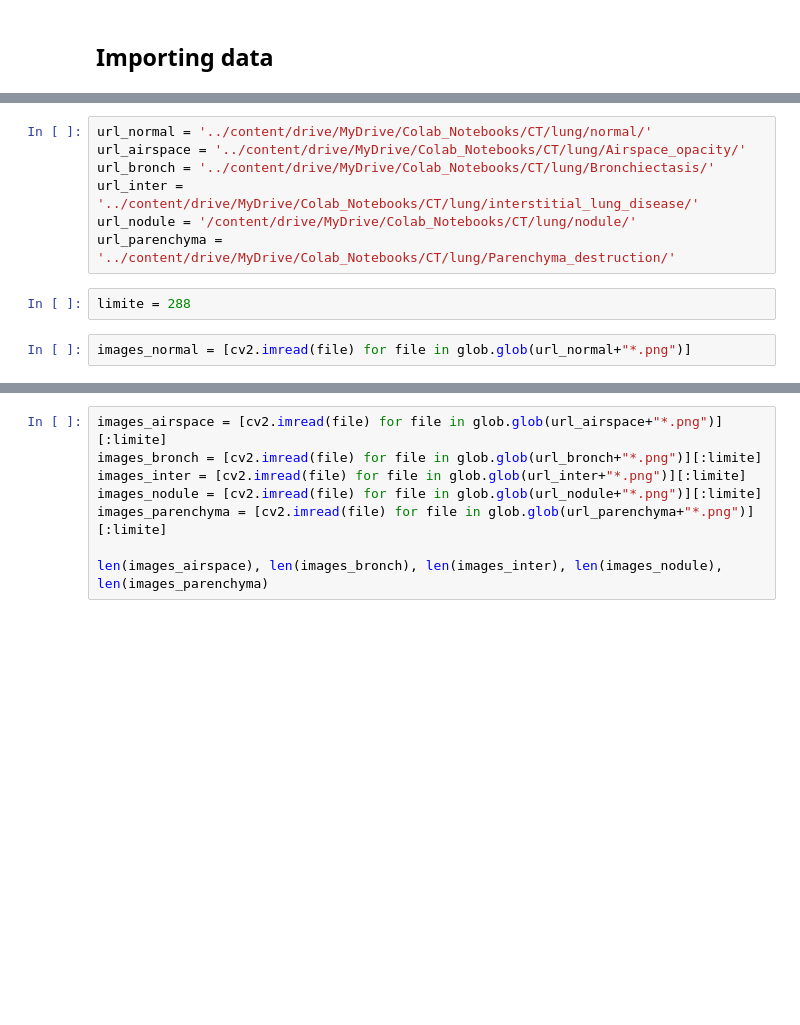
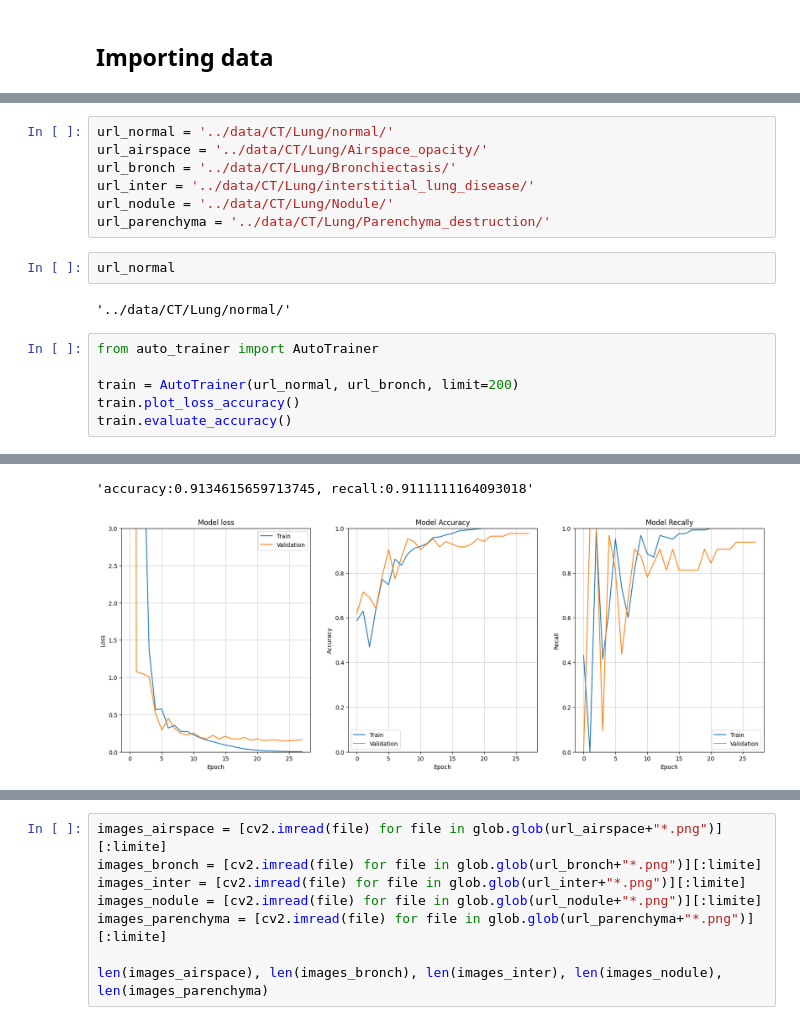
Before and after one commit to rkassila/Medical_AImaging, a Jupyter notebook: notebooks/binary_CT_lungs.ipynb, the cells around one changed output, grey strips where cells are left out. Cells and saved outputs as stored; diff of their text form; blank space fills up the shorter version.

Commit message:
Created Auto_trainer class
Allows for images to be classified on whether they have specific diseases.
Is contained within louis_directory, see use case in CT_lungs notebook.

```diff
--- a/notebooks/binary_CT_lungs.ipynb
+++ b/notebooks/binary_CT_lungs.ipynb
@@ -25,11 +20,18 @@ Mounted at /content/drive
-# %%
-url_normal = '../content/drive/MyDrive/Colab_Notebooks/CT/lung/normal/'
-url_airspace = '../content/drive/MyDrive/Colab_Notebooks/CT/lung/Airspace_opacity/'
-url_bronch = '../content/drive/MyDrive/Colab_Notebooks/CT/lung/Bronchiectasis/'
-url_inter = '../content/drive/MyDrive/Colab_Notebooks/CT/lung/interstitial_lung_disease/'
-url_nodule = '/content/drive/MyDrive/Colab_Notebooks/CT/lung/nodule/'
-url_parenchyma = '../content/drive/MyDrive/Colab_Notebooks/CT/lung/Parenchyma_destruction/'
-# %%
-limite = 288
-# %%
-images_normal = [cv2.imread(file) for file in glob.glob(url_normal+"*.png")]
+# %%
+url_normal = '../data/CT/Lung/normal/'
+url_airspace = '../data/CT/Lung/Airspace_opacity/'
+url_bronch = '../data/CT/Lung/Bronchiectasis/'
+url_inter = '../data/CT/Lung/interstitial_lung_disease/'
+url_nodule = '../data/CT/Lung/Nodule/'
+url_parenchyma = '../data/CT/Lung/Parenchyma_destruction/'
+# %%
+url_normal
+# %% [output]
+'../data/CT/Lung/normal/'
+# %%
+from auto_trainer import AutoTrainer
+
+train = AutoTrainer(url_normal, url_bronch, limit=200)
+train.plot_loss_accuracy()
+train.evaluate_accuracy()
+# %% [output]
@@ -35,0 +55,2 @@ images_normal = [cv2.imread(file) for file in glob.glob(url_normal+"*.png")]
+'accuracy:0.9134615659713745, recall:0.9111111164093018'
+[figure, added]
```
Also changed, not shown: parts of 3 cells of this notebook, 2 other files.
